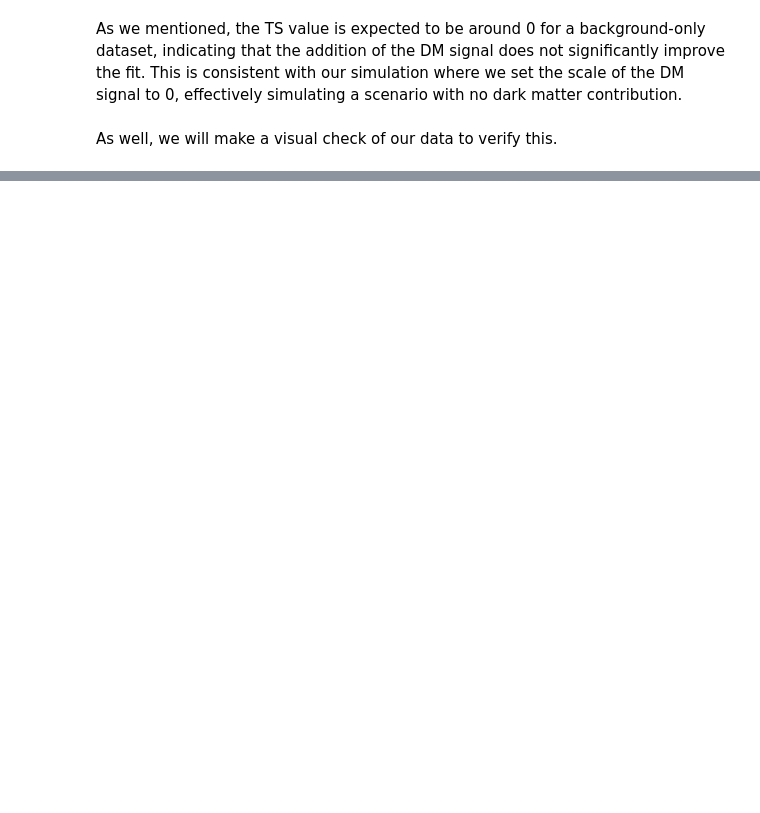
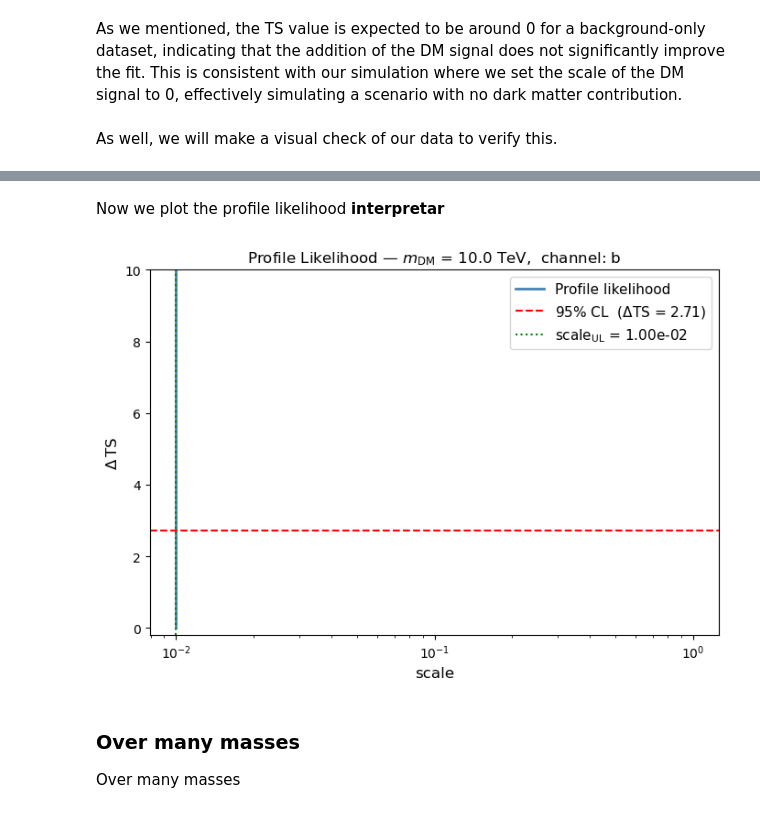
Before and after one commit to alexcervino/Dark-Matter-Tutorials-Gammapy, a Jupyter notebook: tutorial_complete_analysis.ipynb, the cells around one changed output, grey strips where cells are left out. Saved outputs shown, nothing was run; the diff lists cells and outputs as text; code cells hidden in the pictures; blank space fills up the shorter version.

```diff
--- a/tutorial_complete_analysis.ipynb
+++ b/tutorial_complete_analysis.ipynb
@@ -314,0 +321,3 @@ TS = 0.00
+# %%
+dataset_mc.models["draco-dm"].parameters['lon_0'].frozen = True
+dataset_mc.models["draco-dm"].parameters['lat_0'].frozen = True
@@ -684,3 +474,0 @@ Now, let's fit.
-# %%
-fit = Fit()
-result = fit.run(datasets=[dataset_mc])
@@ -773,5 +474,0 @@ Simulated counts : 8594617101.0
-# %%
-fit = Fit()
-result = fit.run(datasets=[dataset_mc])
-print(result)
-display(dataset_mc.models.to_parameters_table())
@@ -889,0 +531,8 @@ the next section.
+# %%
+# ── Extract arrays ────────────────────────────────────────────────────────────
+scale_scan = profile["draco-dm.spectral.scale_scan"]
+delta_ts   = profile["stat_scan"] - profile["stat_scan"].min()
+
+# ── Sanity checks ─────────────────────────────────────────────────────────────
+print(f"Minimum ΔTS: {delta_ts.min():.4f}  (should be ≈ 0)")
+print(f"Maximum ΔTS: {delta_ts.max():.2f}   (must be > 2.71 to find UL)")
@@ -889,0 +572,38 @@ the next section.
+# %% [markdown]
+Now we plot the profile likelihood **interpretar**
+# %%
+fig, ax = plt.subplots(figsize=(7, 5))
+
+# ── Profile curve ─────────────────────────────────────────────────────────────
+ax.plot(scale_scan, delta_ts,
+        color="steelblue", linewidth=2,
+        label="Profile likelihood")
+
+# ── 95% CL threshold ──────────────────────────────────────────────────────────
+ax.axhline(2.71,
+           color="red", linestyle="--", linewidth=1.5,
+           label=r"95% CL  ($\Delta$TS = 2.71)")
+
+# ── Upper limit marker ────────────────────────────────────────────────────────
+ax.axvline(scale_ul,
+           color="green", linestyle=":", linewidth=1.5,
+           label=f"scale$_{{\\rm UL}}$ = {scale_ul:.2e}")
+
+ax.set_xscale("log")
+ax.set_xlabel("scale", fontsize=12)
+ax.set_ylabel(r"$\Delta\,\mathrm{TS}$", fontsize=12)
+ax.set_ylim(-0.2, 10)
+ax.legend(fontsize=11)
+ax.set_title(
+    rf"Profile Likelihood — $m_{{\rm DM}}$ = {massDM},  "
+    rf"channel: {channel}",
+    fontsize=12
+)
+plt.tight_layout()
+plt.show()
+# %% [output]
+[figure, added]
+# %% [markdown]
+### Over many masses
+
+Over many masses
```
Also changed, not shown: parts of 67 cells of this notebook.
